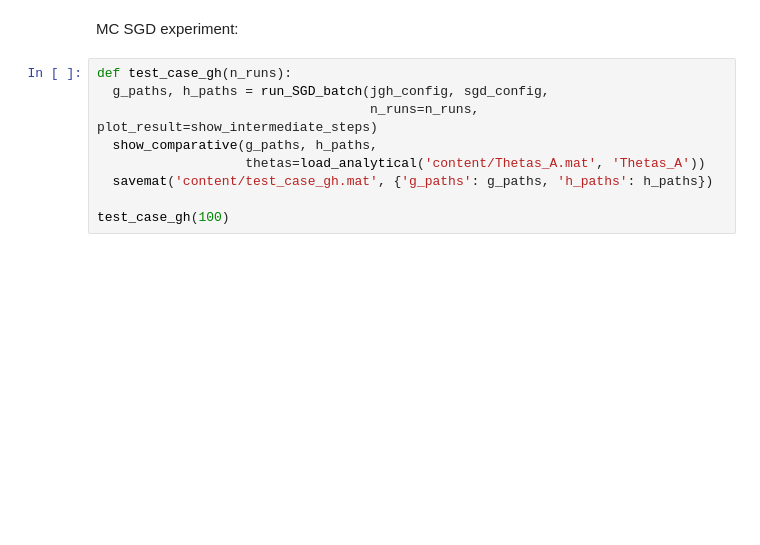
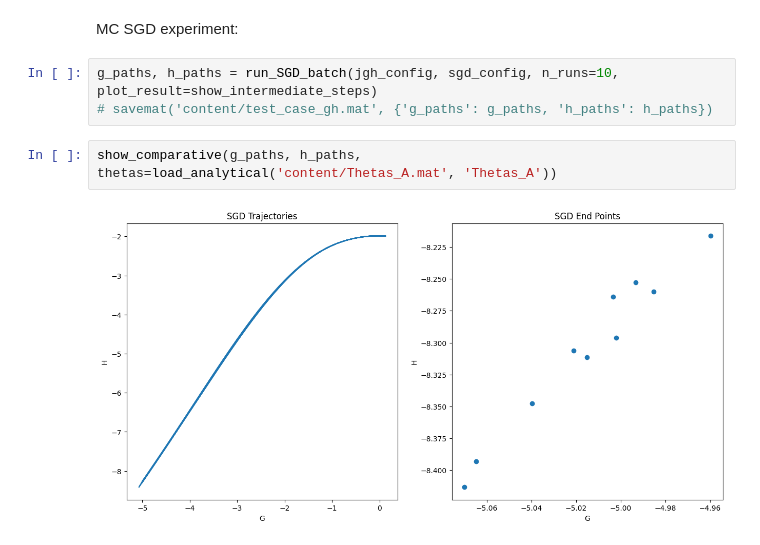
Before and after one commit to BandGapAI/gan-1d-least-squares, a Jupyter notebook: numerical_simulation.ipynb, the cells around one changed output. Saved outputs shown, nothing was run; the diff lists cells and outputs as text; blank space fills up the shorter version.

```diff
--- a/numerical_simulation.ipynb
+++ b/numerical_simulation.ipynb
@@ -175,11 +175,9 @@ show_intermediate_steps = False
 # %% [markdown]
 MC SGD experiment:
 # %%
-def test_case_gh(n_runs):
-  g_paths, h_paths = run_SGD_batch(jgh_config, sgd_config,
-                                   n_runs=n_runs, plot_result=show_intermediate_steps)
-  show_comparative(g_paths, h_paths,
-                   thetas=load_analytical('content/Thetas_A.mat', 'Thetas_A'))
-  savemat('content/test_case_gh.mat', {'g_paths': g_paths, 'h_paths': h_paths})
-
-test_case_gh(100)
+g_paths, h_paths = run_SGD_batch(jgh_config, sgd_config, n_runs=10, plot_result=show_intermediate_steps)
+# savemat('content/test_case_gh.mat', {'g_paths': g_paths, 'h_paths': h_paths})
+# %%
+show_comparative(g_paths, h_paths, thetas=load_analytical('content/Thetas_A.mat', 'Thetas_A'))
+# %% [output]
+[figure, added]
```
Also changed, not shown: 2 other files.
